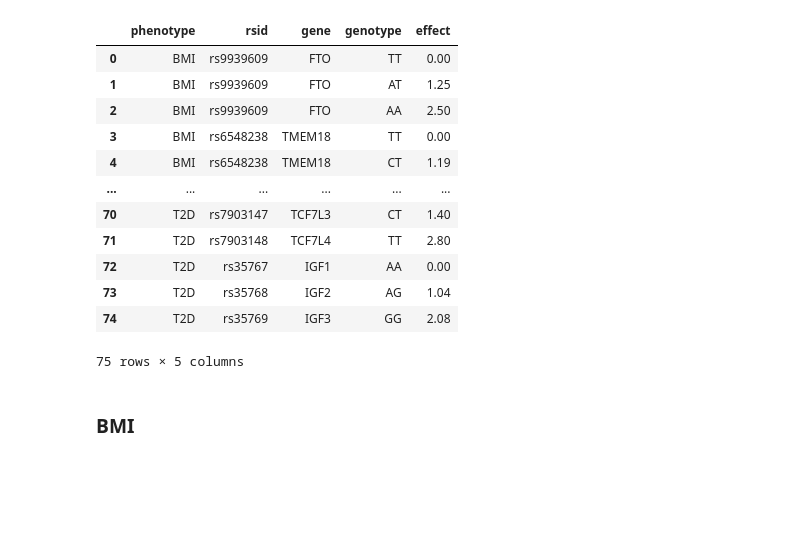
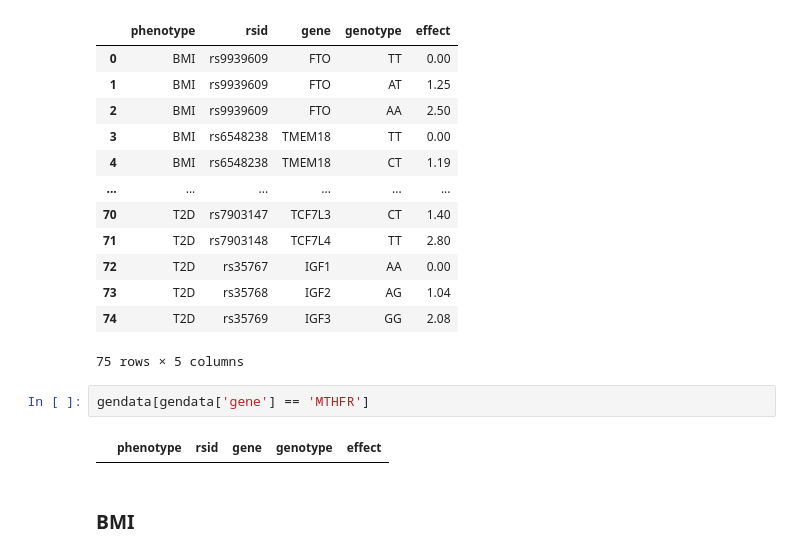
Before and after one commit to Genes-N-Risks/genocode, a Jupyter notebook: examples/Data Operation_July.ipynb, the cells around one changed output. Cells and saved outputs as stored; diff of their text form; blank space fills up the shorter version.

```diff
--- a/examples/Data Operation_July.ipynb
+++ b/examples/Data Operation_July.ipynb
@@ -217,6 +209,10 @@ gendata
 | 73 | T2D | rs35768 | IGF2 | AG | 1.04 |
 | 74 | T2D | rs35769 | IGF3 | GG | 2.08 |
 75 rows × 5 columns
+# %%
+gendata[gendata['gene'] == 'MTHFR']
+# %% [output]
+|  | phenotype | rsid | gene | genotype | effect |
 # %% [markdown]
 ### BMI
 # %%
```
Also changed, not shown: parts of 5 cells of this notebook.
